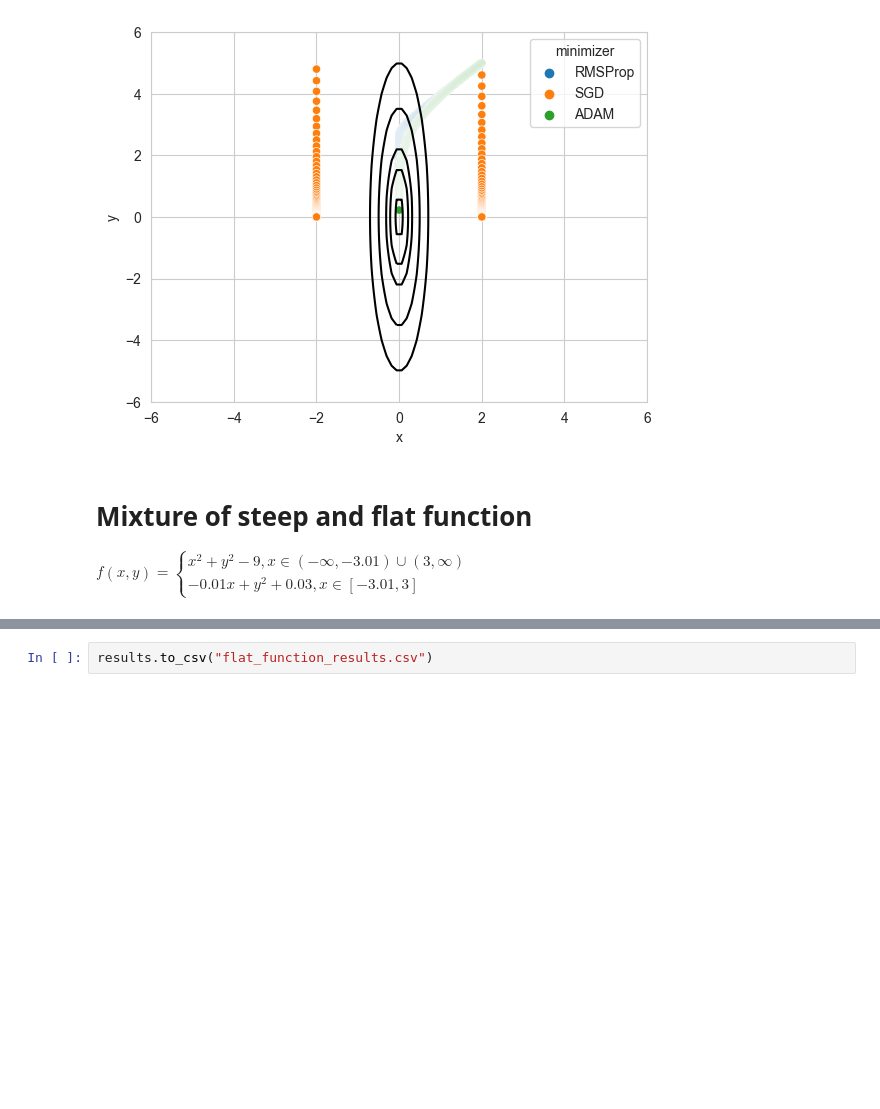
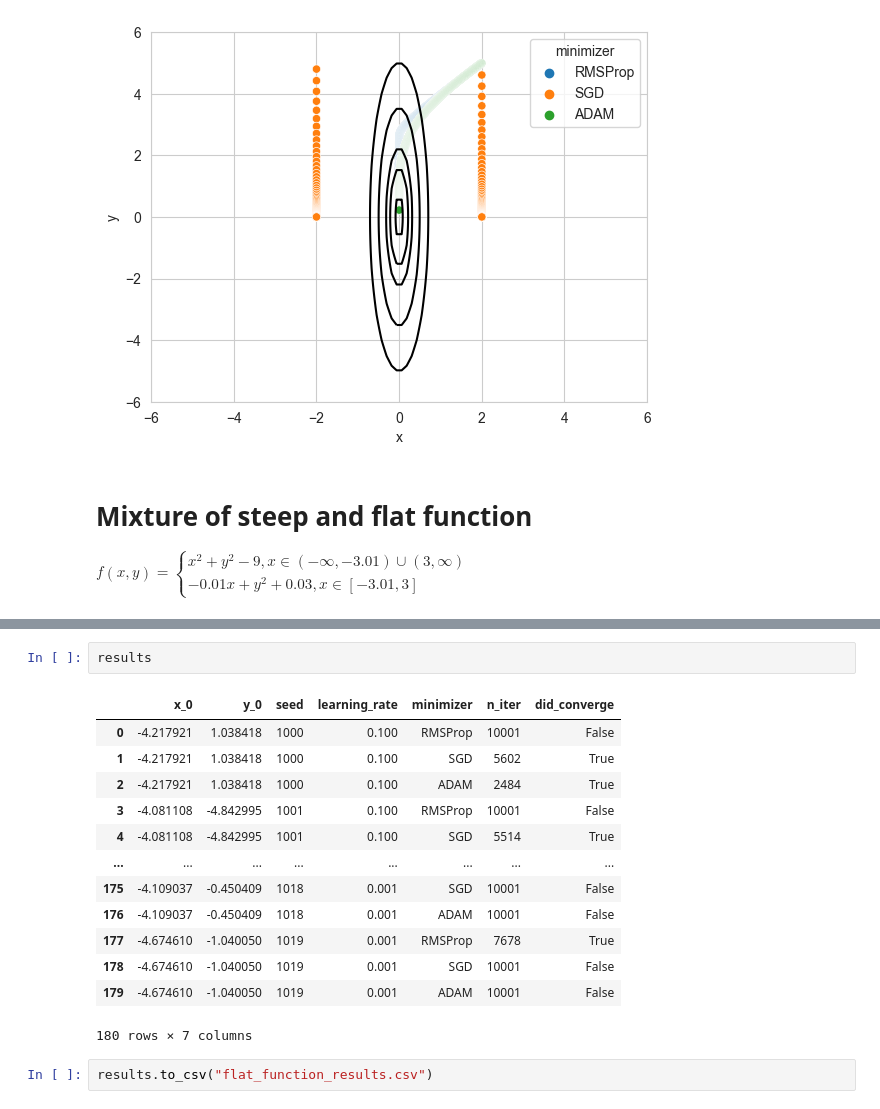
Before and after one commit to SawickiBartosz/RMSPropForBioBERT, a Jupyter notebook: function_optimization.ipynb, the cells around one changed output, grey strips where cells are left out. Saved outputs shown, nothing was run; the diff lists cells and outputs as text; blank space fills up the shorter version.

```diff
--- a/function_optimization.ipynb
+++ b/function_optimization.ipynb
@@ -173,6 +202,22 @@ results = pd.DataFrame(results)
 Evaluating learning_rate = 0.1
 Evaluating learning_rate = 0.01
 Evaluating learning_rate = 0.001
+# %%
+results
+# %% [output]
+|  | x_0 | y_0 | seed | learning_rate | minimizer | n_iter | did_converge |
+| 0 | -4.217921 | 1.038418 | 1000 | 0.100 | RMSProp | 10001 | False |
+| 1 | -4.217921 | 1.038418 | 1000 | 0.100 | SGD | 5602 | True |
+| 2 | -4.217921 | 1.038418 | 1000 | 0.100 | ADAM | 2484 | True |
+| 3 | -4.081108 | -4.842995 | 1001 | 0.100 | RMSProp | 10001 | False |
+| 4 | -4.081108 | -4.842995 | 1001 | 0.100 | SGD | 5514 | True |
+| ... | ... | ... | ... | ... | ... | ... | ... |
+| 175 | -4.109037 | -0.450409 | 1018 | 0.001 | SGD | 10001 | False |
+| 176 | -4.109037 | -0.450409 | 1018 | 0.001 | ADAM | 10001 | False |
+| 177 | -4.674610 | -1.040050 | 1019 | 0.001 | RMSProp | 7678 | True |
+| 178 | -4.674610 | -1.040050 | 1019 | 0.001 | SGD | 10001 | False |
+| 179 | -4.674610 | -1.040050 | 1019 | 0.001 | ADAM | 10001 | False |
+180 rows × 7 columns
 # %%
 results.to_csv("flat_function_results.csv")
 # %%
```
Also changed, not shown: parts of 7 cells of this notebook, 2 other files.
